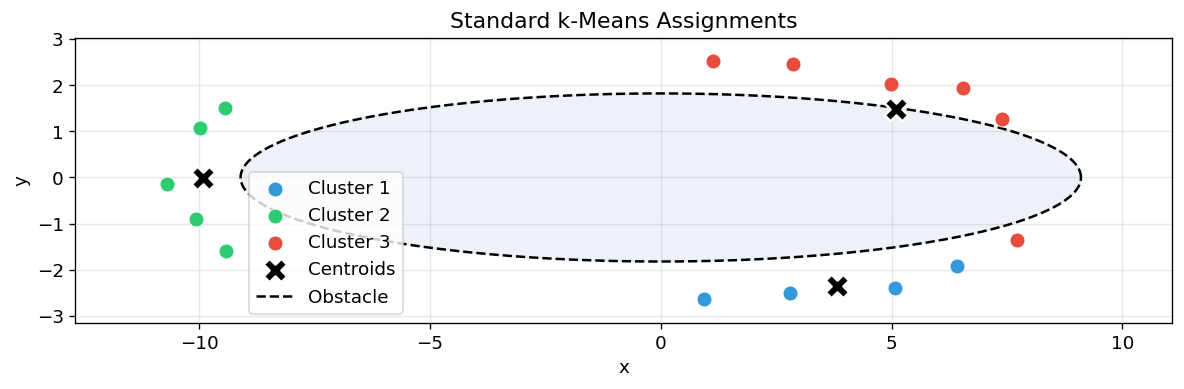
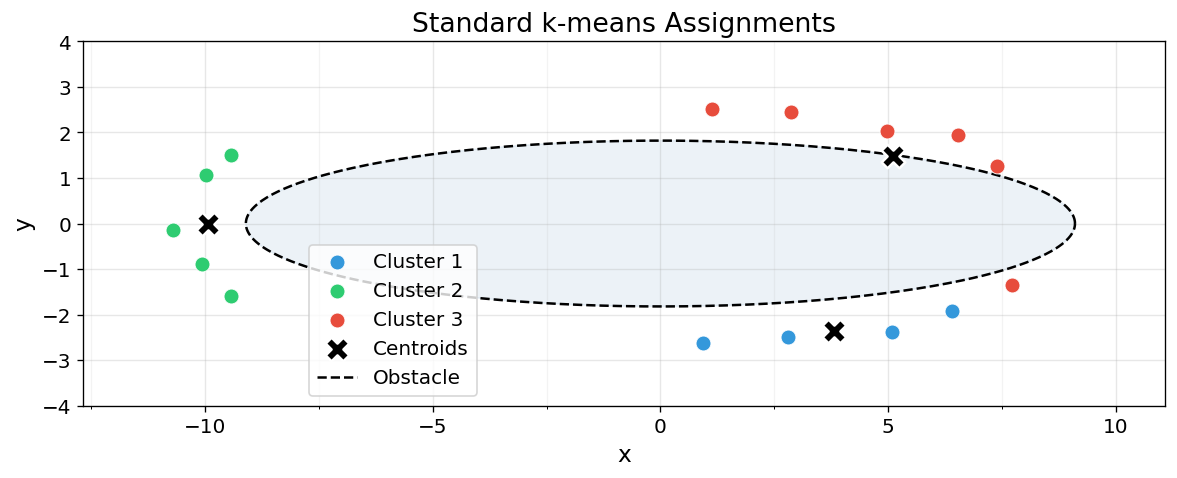
Unified diff of the notebook cell whose output changed from the first chart to the second:
--- before
+++ after
@@ -33,7 +33,10 @@
 ax.set_ylabel('y')
 ax.set_title('Standard k-means Assignments')
-ax.legend(loc='lower left', bbox_to_anchor=(0.15, 0))
+ax.legend(loc='lower left', bbox_to_anchor=(0.2, 0))
 ax.set_aspect('equal')
-ax.grid(True, alpha=0.3)
+ax.set_ylim(-4, 4)
+ax.xaxis.set_minor_locator(AutoMinorLocator(2))   # 2 = one minor per major interval
+ax.grid(True, which='major', alpha=0.3)
+ax.grid(True, which='minor', alpha=0.15)
 ax.margins(0.1)
 plt.tight_layout()

Commit: Updated graphs to use as figures in report